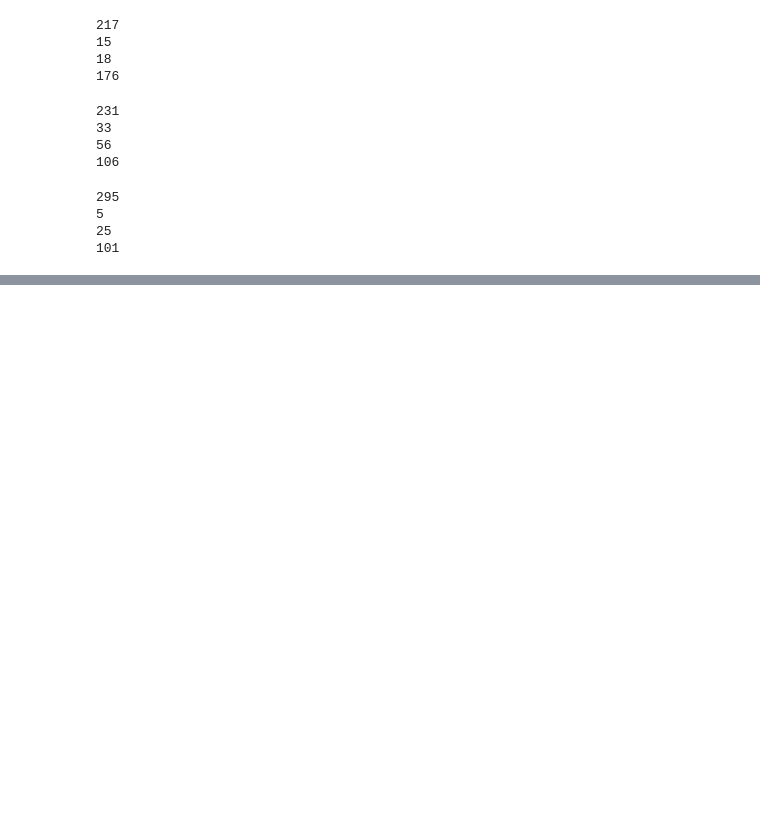
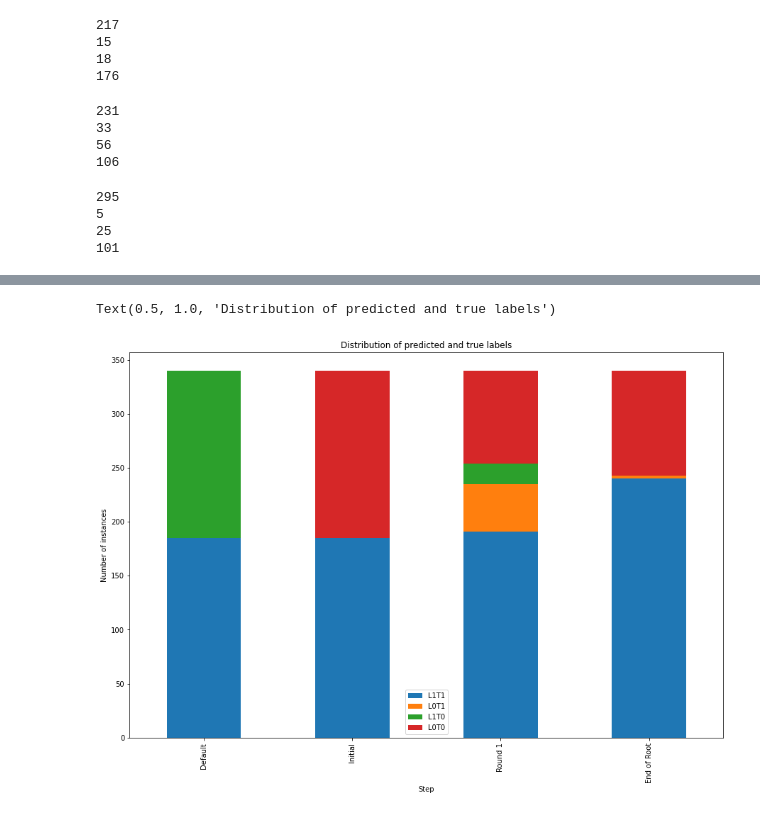
Before and after one commit to ambareeshvaidya/cp_outcome, a Jupyter notebook: src/Plot.ipynb, the cells around one changed output, grey strips where cells are left out. Cells and saved outputs as stored; diff of their text form; code cells hidden in the pictures; blank space fills up the shorter version.

```diff
--- a/src/Plot.ipynb
+++ b/src/Plot.ipynb
@@ -235,0 +396,4 @@ df.plot.bar(x='Step', stacked=True, figsize=(15, 10))
+# %%
+t = {'Step': ['Default', 'Initial', 'Round 1', 'End of Root'], 'L1T1': [185,185,191,240], 'L0T1': [0,0,44,3], 'L1T0': [155,0,19,0], 'L0T0': [0,155,86,97]}
+new_df = pd.DataFrame(data=t)
+new_df
@@ -235,0 +406,7 @@ df.plot.bar(x='Step', stacked=True, figsize=(15, 10))
+# %%
+new_df.plot.bar(x='Step', stacked=True, figsize=(15, 10))
+plt.ylabel("Number of instances")
+plt.title('Distribution of predicted and true labels')
+# %% [output]
+Text(0.5, 1.0, 'Distribution of predicted and true labels')
+[figure, added]
```
Also changed, not shown: parts of 29 cells of this notebook, 5 other files.
